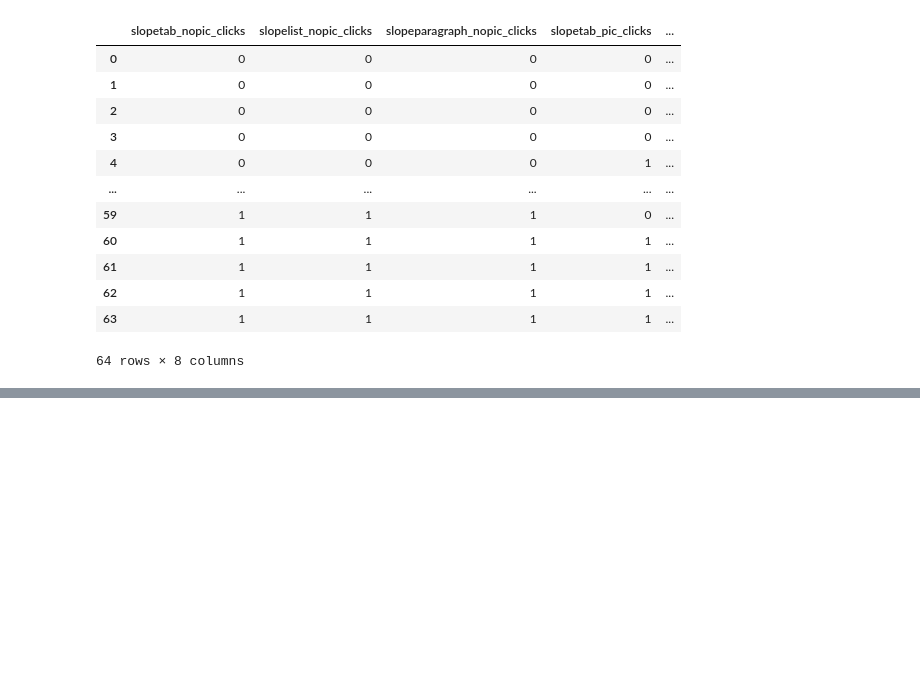
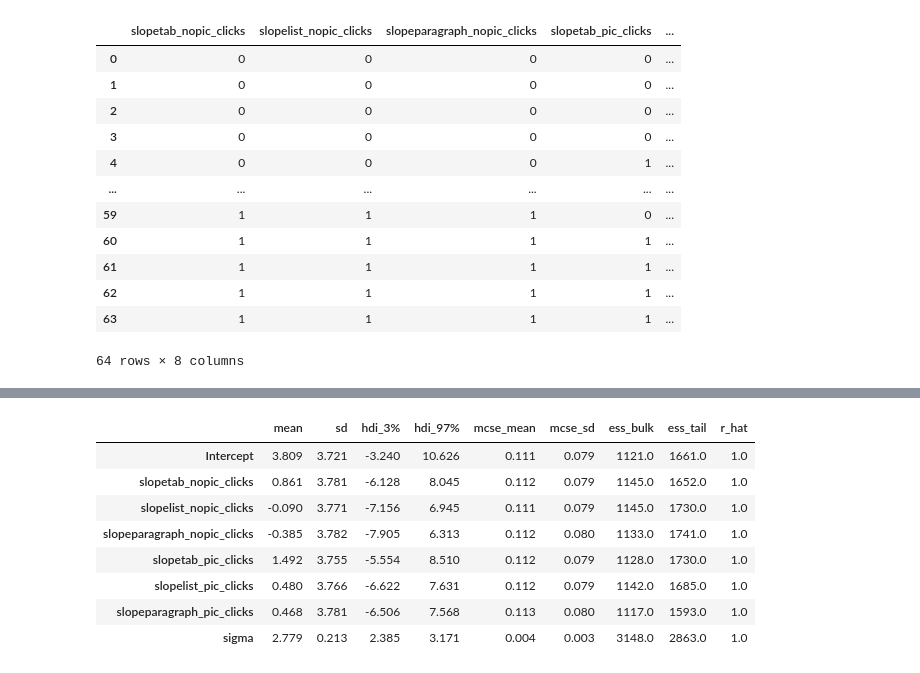
Before and after one commit to anoobis-bot/HCI-Data-Analysis, a Jupyter notebook: clicks.ipynb, the cells around one changed output, grey strips where cells are left out. Cells and saved outputs as stored; diff of their text form; code cells hidden in the pictures; blank space fills up the shorter version.

```diff
--- a/clicks.ipynb
+++ b/clicks.ipynb
@@ -198,0 +188,12 @@ plt.show()
+# %%
+plot_data # data of the posterior distribution
+# %% [output]
+|  | mean | sd | hdi_3% | hdi_97% | mcse_mean | mcse_sd | ess_bulk | ess_tail | r_hat |
+| Intercept | 3.809 | 3.721 | -3.240 | 10.626 | 0.111 | 0.079 | 1121.0 | 1661.0 | 1.0 |
+| slopetab_nopic_clicks | 0.861 | 3.781 | -6.128 | 8.045 | 0.112 | 0.079 | 1145.0 | 1652.0 | 1.0 |
+| slopelist_nopic_clicks | -0.090 | 3.771 | -7.156 | 6.945 | 0.111 | 0.079 | 1145.0 | 1730.0 | 1.0 |
+| slopeparagraph_nopic_clicks | -0.385 | 3.782 | -7.905 | 6.313 | 0.112 | 0.080 | 1133.0 | 1741.0 | 1.0 |
+| slopetab_pic_clicks | 1.492 | 3.755 | -5.554 | 8.510 | 0.112 | 0.079 | 1128.0 | 1730.0 | 1.0 |
+| slopelist_pic_clicks | 0.480 | 3.766 | -6.622 | 7.631 | 0.112 | 0.079 | 1142.0 | 1685.0 | 1.0 |
+| slopeparagraph_pic_clicks | 0.468 | 3.781 | -6.506 | 7.568 | 0.113 | 0.080 | 1117.0 | 1593.0 | 1.0 |
+| sigma | 2.779 | 0.213 | 2.385 | 3.171 | 0.004 | 0.003 | 3148.0 | 2863.0 | 1.0 |
```
Also changed, not shown: parts of 10 cells of this notebook, 4 other files.
